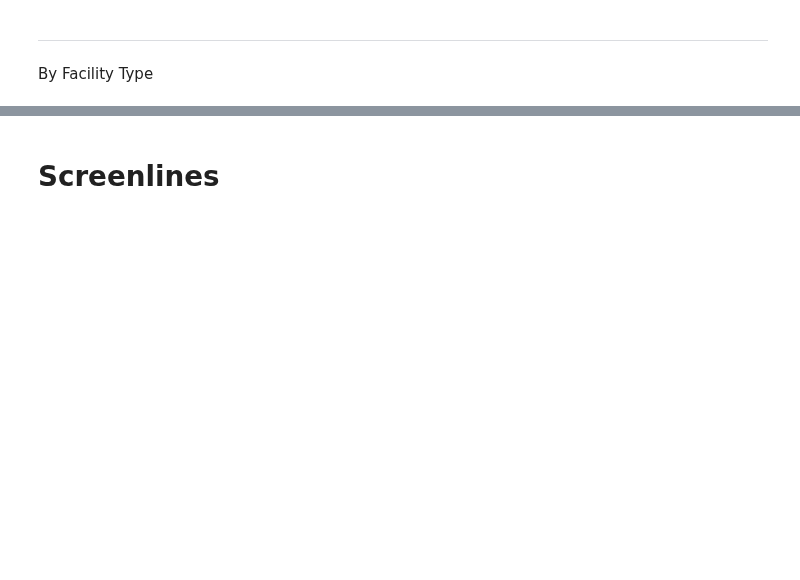
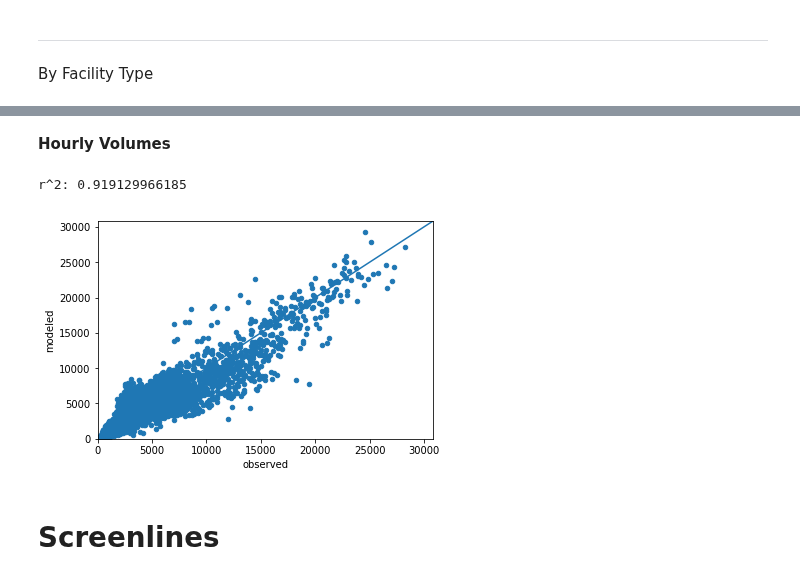
Before and after one commit to psrc/soundcast, a Jupyter notebook: scripts/summarize/notebooks/validation.ipynb, the cells around one changed output, grey strips where cells are left out. Saved outputs shown, nothing was run; the diff lists cells and outputs as text; code cells hidden in the pictures; blank space fills up the shorter version.

Commit message:
corrections in validation script for counts

```diff
--- a/scripts/summarize/notebooks/validation.ipynb
+++ b/scripts/summarize/notebooks/validation.ipynb
@@ -137,3 +137,18 @@ r^2 Principal Arterial: 0.895535948077
+# %% [markdown]
+**Hourly Volumes**
+# %%
+df = pd.read_csv(os.path.join(relative_path,'validation','hourly_volume.csv'))
+ax = df.plot(kind='scatter', x='observed', y='modeled')
+lim = df[['observed','modeled']].max().max()*1.05
+ax.set_ylim(0,lim)
+ax.set_xlim(0,lim)
+x = np.linspace(*ax.get_xlim())
+ax.plot(x, x)
+slope, intercept, r_value, p_value, std_err = stats.linregress(df['observed'],df['modeled'])
+print 'r^2: ' + str(r_value)
+# %% [output]
+r^2: 0.919129966185
+[figure, added]
 # %% [markdown]
 # Screenlines
 # %%
```
Also changed, not shown: parts of 30 cells of this notebook, 1 other file.
